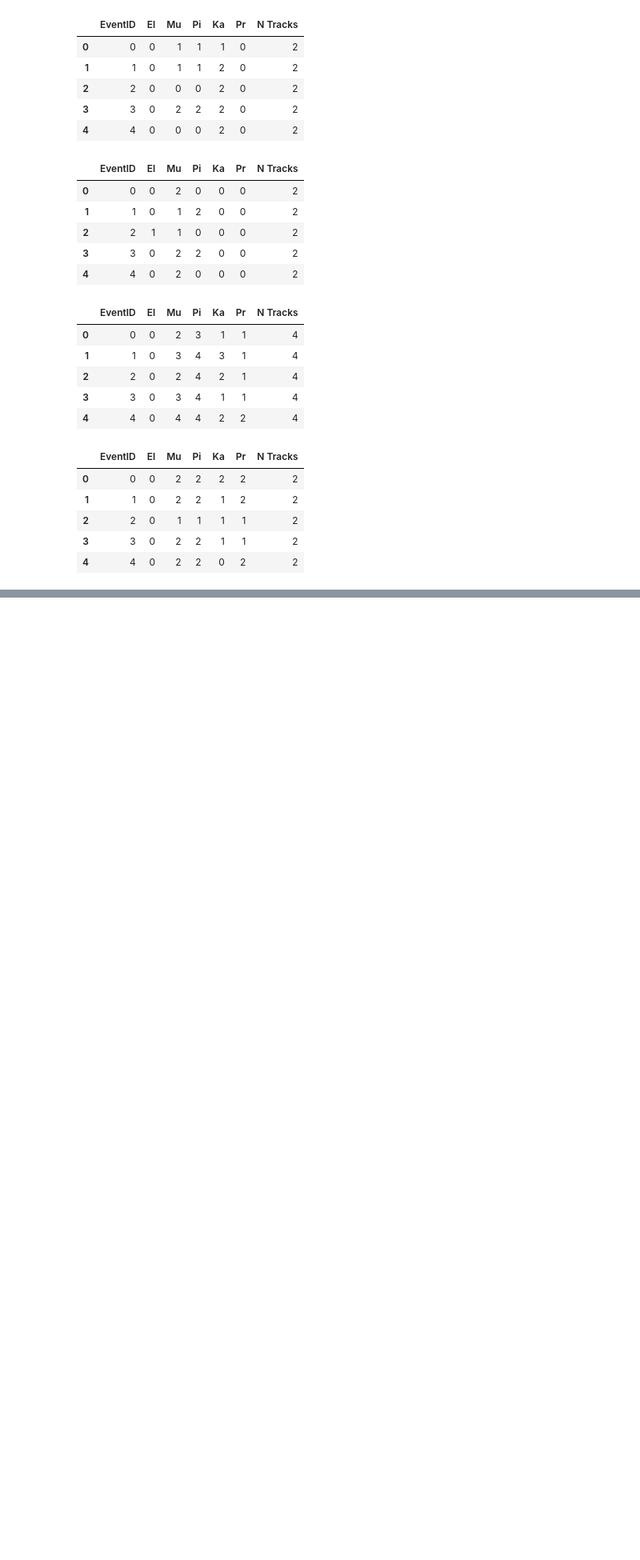
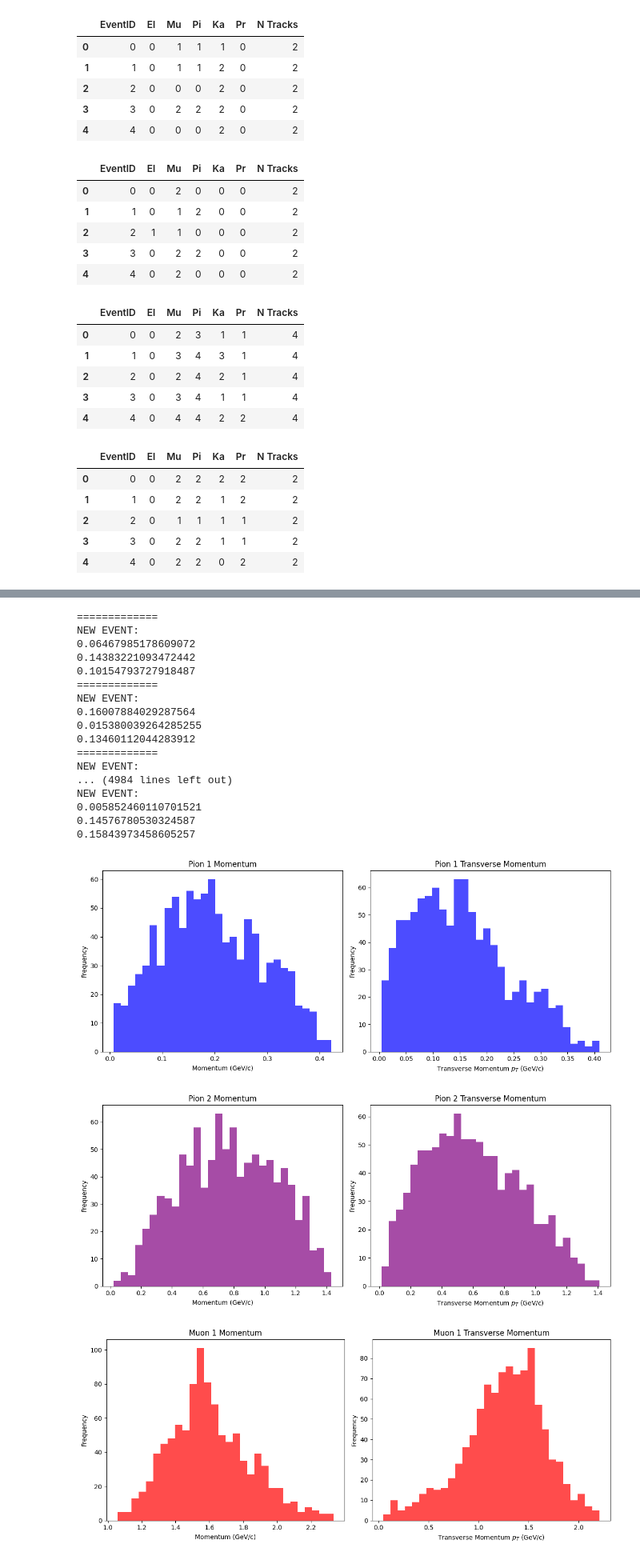
Before and after one commit to siragoni/ML-autoencoder, a Jupyter notebook: Clean.ipynb, the cells around one changed output, grey strips where cells are left out. Shown at 80% size. Saved outputs shown, nothing was run; the diff lists cells and outputs as text; code cells hidden in the pictures; blank space fills up the shorter version.

```diff
--- a/Clean.ipynb
+++ b/Clean.ipynb
@@ -2343,0 +2457,11 @@ df_psi2smuons_gen3.head()
+# %%
+data_for_psi2s_muons_pions_gen1_debug = []
+psi2s_muons_pions_events_debug = generate_psi2S_jpsi_pions_events_smearing_after_boost_with_angles(10)
+for event_id, event in enumerate(psi2s_muons_pions_events):
+    muon1_p_lab_smeared, muon2_p_lab_smeared, pion1_p, pion2_p, m1_E, m2_E, p1_E, p2_E = event
+    data_for_psi2s_muons_pions_gen1_debug.append({"EventID": event_id, "Particle": "muon", "px": muon1_p_lab_smeared[0], "py": muon1_p_lab_smeared[1], "pz": muon1_p_lab_smeared[2], "Energy": m1_E})
+    data_for_psi2s_muons_pions_gen1_debug.append({"EventID": event_id, "Particle": "muon", "px": muon2_p_lab_smeared[0], "py": muon2_p_lab_smeared[1], "pz": muon2_p_lab_smeared[2], "Energy": m2_E})
+    data_for_psi2s_muons_pions_gen1_debug.append({"EventID": event_id, "Particle": "pion", "px": pion1_p[0], "py": pion1_p[1], "pz": pion1_p[2], "Energy": p1_E})
+    data_for_psi2s_muons_pions_gen1_debug.append({"EventID": event_id, "Particle": "pion", "px": pion2_p[0], "py": pion2_p[1], "pz": pion2_p[2], "Energy": p2_E})
+df_psi2s_muons_pions_gen1_debug = pd.DataFrame(data_for_psi2s_muons_pions_gen1_debug)
+df_psi2s_muons_pions_gen1_debug.head()
@@ -2343,0 +2492,65 @@ df_psi2smuons_gen3.head()
+# %%
+psi2s_jpsi_events = generate_psi2S_jpsi_pions_events_smearing_after_boost_with_angles(1000)
+
+# Extract proton and muon momenta from events
+muon1_momenta = [np.linalg.norm(event[0]) for event in psi2s_jpsi_events]    # Muon 1 is at index 0 in smearedTracks
+muon2_momenta = [np.linalg.norm(event[1]) for event in psi2s_jpsi_events]    # Muon 2 is at index 1 in smearedTracks
+pion1_momenta = [np.linalg.norm(event[2]) for event in psi2s_jpsi_events]    # Pion 1 is at index 2 in smearedTracks
+pion2_momenta = [np.linalg.norm(event[3]) for event in psi2s_jpsi_events]    # Pion 2 is at index 3 in smearedTracks
+
+muon1_pt = [np.sqrt(event[0][0]**2 + event[0][1]**2) for event in psi2s_jpsi_events]
+muon2_pt = [np.sqrt(event[1][0]**2 + event[1][1]**2) for event in psi2s_jpsi_events]
+pion1_pt = [np.sqrt(event[2][0]**2 + event[2][1]**2) for event in psi2s_jpsi_events]
+pion2_pt = [np.sqrt(event[3][0]**2 + event[3][1]**2) for event in psi2s_jpsi_events]
+
+
+def plot_momentum_and_pt(momentum, pt, particle_name, color):
+    fig, axes = plt.subplots(1, 2, figsize=(12, 5))
+
+    # Total momentum plot
+    axes[0].hist(momentum, bins=30, color=color, alpha=0.7)
+    axes[0].set_title(f'{particle_name} Momentum')
+    axes[0].set_xlabel('Momentum (GeV/c)')
+    axes[0].set_ylabel('Frequency')
+
+    # Transverse momentum plot
+    axes[1].hist(pt, bins=30, color=color, alpha=0.7)
+    axes[1].set_title(f'{particle_name} Transverse Momentum')
+    axes[1].set_xlabel('Transverse Momentum $p_T$ (GeV/c)')
+    axes[1].set_ylabel('Frequency')
+
+    plt.tight_layout()
+    plt.show()
+
+# Plot for pion 1
+plot_momentum_and_pt(pion1_momenta, pion1_pt, 'Pion 1', 'blue')
+
+#Plot for pion 2
+plot_momentum_and_pt(pion2_momenta, pion2_pt, 'Pion 2', 'purple')
+
+# Plot for muon 1
+plot_momentum_and_pt(muon1_momenta, muon1_pt, 'Muon 1', 'red')
+
+# Plot for muon 2
+plot_momentum_and_pt(muon2_momenta, muon2_pt, 'Muon 2', 'green')
+# %% [output]
+=============
+NEW EVENT:
+0.06467985178609072
+0.14383221093472442
+0.10154793727918487
+=============
+NEW EVENT:
+0.16007884029287564
+0.015380039264285255
+0.13460112044283912
+=============
+NEW EVENT:
+... (4984 lines left out)
+NEW EVENT:
+0.005852460110701521
+0.14576780530324587
+0.15843973458605257
+[figure, added]
+[figure, added]
+[figure, added]
```
Also changed, not shown: parts of 7 cells of this notebook.
